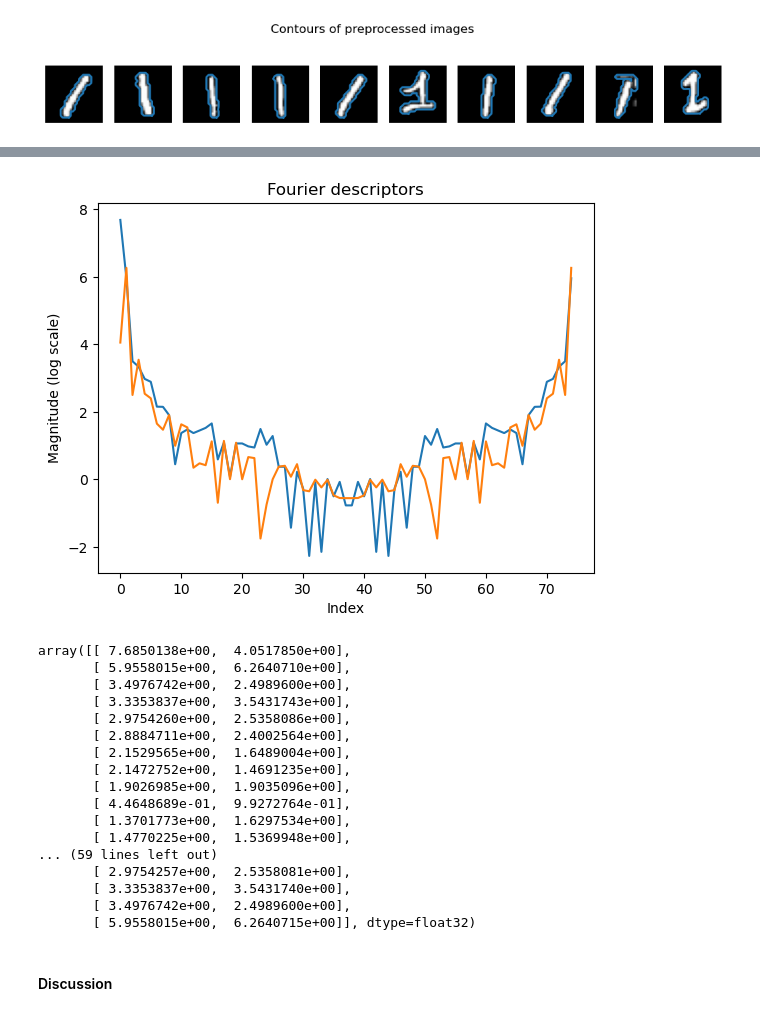
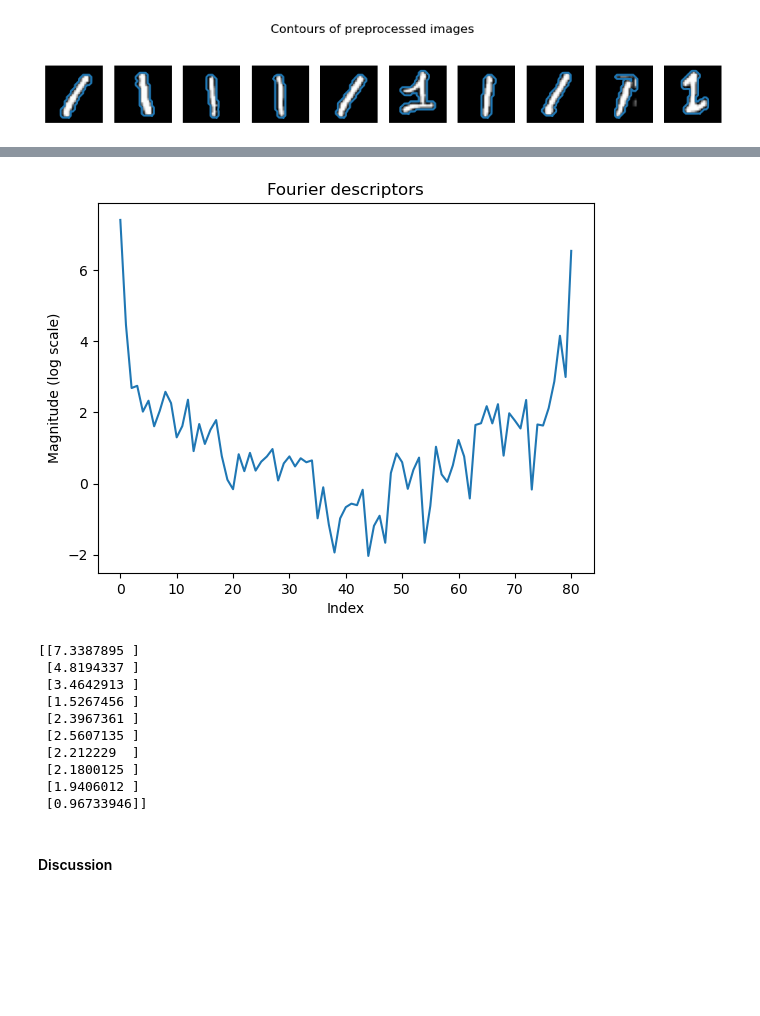
Before and after one commit to OctavioProfeta/iapr, a Jupyter notebook: labs/lab_02_object_description.ipynb, the cells around one changed output, grey strips where cells are left out. Cells and saved outputs as stored; diff of their text form; code cells hidden in the pictures; blank space fills up the shorter version.

```diff
--- a/labs/lab_02_object_description.ipynb
+++ b/labs/lab_02_object_description.ipynb
@@ -229,40 +237,47 @@ plot_contours(ones_im)
 # %%
-# Compute the Fourier descriptors using complex definition
-contours = get_contours(zeros)
+# Function that takes as input an image and returns a set of descriptors.
+# You may use other custom helper functions to break the code into useful chuncks.
 
-fourier_desc = cv2.dft(np.float32(contours[0]), flags=cv2.DFT_COMPLEX_OUTPUT)
+# TODO
 
-# Normalize the Fourier descriptors
-fourier_desc_norm = cv2.magnitude(fourier_desc[:, :, 0], fourier_desc[:, :, 1])
+def get_descriptors(img):
+    # Compute the Fourier descriptors using complex definition
+    contours = get_contours(img)
+    fourier_coef = []
+    for contour in contours:
+        coutours_table =[]
+        for item in contour:
+            coutours_table.append([[item[0],item[1]]])
 
-# Convert the Fourier descriptors to logarithmic scale
-fourier_desc_log = np.log(fourier_desc_norm)
+        fourier_desc = cv2.dft(np.float32(coutours_table), flags=cv2.DFT_COMPLEX_OUTPUT)
 
-# Display the Fourier descriptors
-plt.plot(fourier_desc_log)
-plt.title('Fourier descriptors')
-plt.xlabel('Index')
-plt.ylabel('Magnitude (log scale)')
-plt.show()
+        # Normalize the Fourier descriptors
+        fourier_desc_norm = cv2.magnitude(fourier_desc[:, :, 0], fourier_desc[:, :, 1])
+
+        # Convert the Fourier descriptors to logarithmic scale
+        fourier_desc_log = np.log(fourier_desc_norm)
+
+        fourier_coef.append(fourier_desc_log)
+
+    # Display the Fourier descriptors
+    plt.plot(fourier_desc_log)
+    plt.title('Fourier descriptors')
+    plt.xlabel('Index')
+    plt.ylabel('Magnitude (log scale)')
+    plt.show()
+    return fourier_coef
+
+# Check first 10 descriptors of a test image (just to check that your pipeline works well)
+print(get_descriptors(zeros)[0][:10])
 # %% [output]
-[figure, old version]
+[figure, new version]
+[[7.3387895 ]
+ [4.8194337 ]
+ [3.4642913 ]
+ [1.5267456 ]
+ [2.3967361 ]
+ [2.5607135 ]
+ [2.212229  ]
+ [2.1800125 ]
+ [1.9406012 ]
+ [0.96733946]]
-# %%
-fourier_desc_log
-# %% [output]
-array([[ 7.6850138e+00,  4.0517850e+00],
-       [ 5.9558015e+00,  6.2640710e+00],
-       [ 3.4976742e+00,  2.4989600e+00],
-       [ 3.3353837e+00,  3.5431743e+00],
-       [ 2.9754260e+00,  2.5358086e+00],
-       [ 2.8884711e+00,  2.4002564e+00],
-       [ 2.1529565e+00,  1.6489004e+00],
-       [ 2.1472752e+00,  1.4691235e+00],
-       [ 1.9026985e+00,  1.9035096e+00],
-       [ 4.4648689e-01,  9.9272764e-01],
-       [ 1.3701773e+00,  1.6297534e+00],
-       [ 1.4770225e+00,  1.5369948e+00],
-... (59 lines left out)
-       [ 2.9754257e+00,  2.5358081e+00],
-       [ 3.3353837e+00,  3.5431740e+00],
-       [ 3.4976742e+00,  2.4989600e+00],
-       [ 5.9558015e+00,  6.2640715e+00]], dtype=float32)
```
Also changed, not shown: parts of 7 cells of this notebook.
